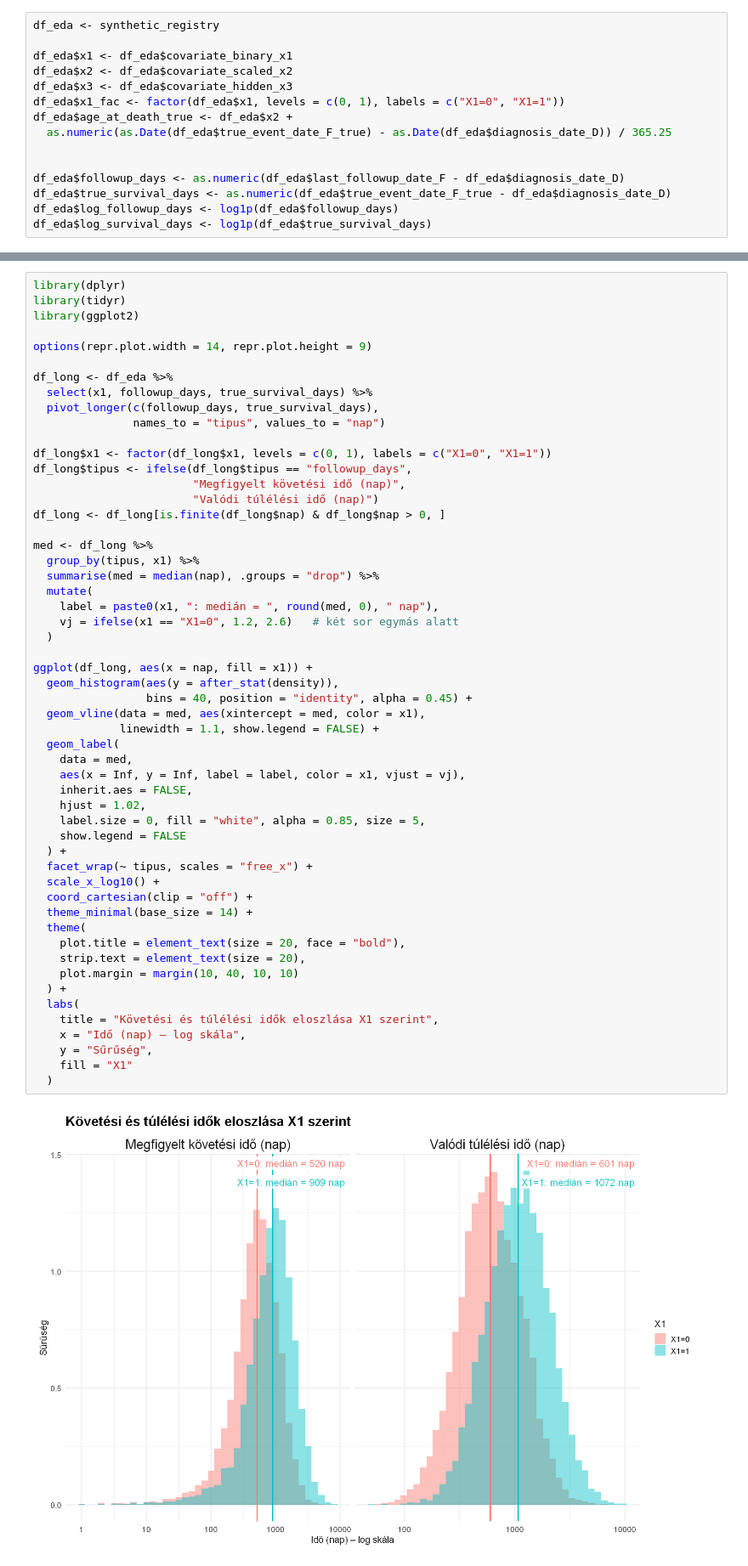
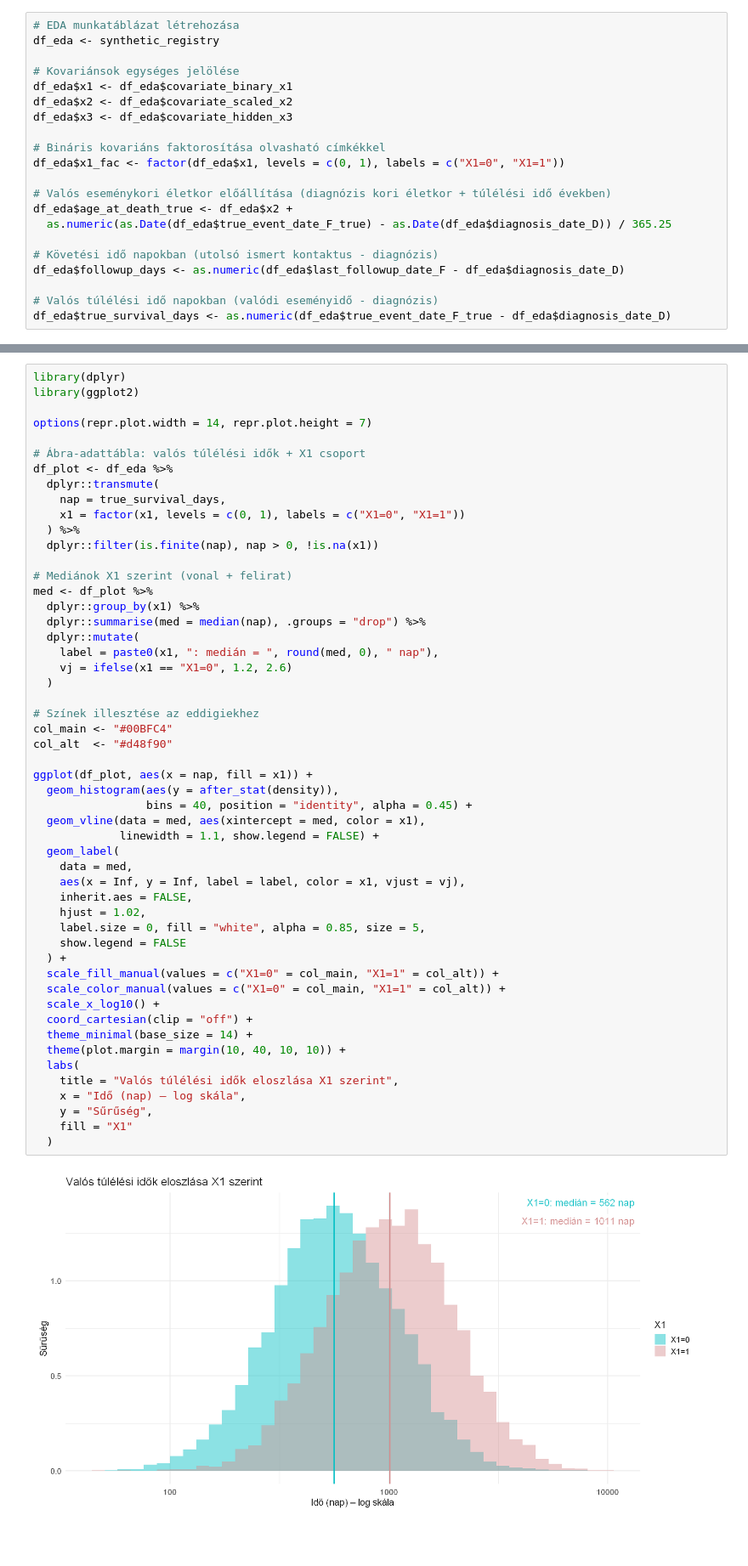
Before and after one commit to lrado1/rprev-ext, a Jupyter notebook: notebooks/synthetic_registry_yearly.ipynb, the cells around one changed output, grey strips where cells are left out. Shown at 85% size. Saved outputs shown, nothing was run; the diff lists cells and outputs as text; blank space fills up the shorter version.

```diff
--- a/notebooks/synthetic_registry_yearly.ipynb
+++ b/notebooks/synthetic_registry_yearly.ipynb
@@ -220,16 +153,22 @@ Származtatott időváltozókat képzünk (megfigyelt és valódi követési id
 # %%
+# EDA munkatáblázat létrehozása
 df_eda <- synthetic_registry
 
+# Kovariánsok egységes jelölése
 df_eda$x1 <- df_eda$covariate_binary_x1
 df_eda$x2 <- df_eda$covariate_scaled_x2
 df_eda$x3 <- df_eda$covariate_hidden_x3
+
+# Bináris kovariáns faktorosítása olvasható címkékkel
 df_eda$x1_fac <- factor(df_eda$x1, levels = c(0, 1), labels = c("X1=0", "X1=1"))
+
+# Valós eseménykori életkor előállítása (diagnózis kori életkor + túlélési idő években)
 df_eda$age_at_death_true <- df_eda$x2 +
   as.numeric(as.Date(df_eda$true_event_date_F_true) - as.Date(df_eda$diagnosis_date_D)) / 365.25
 
+# Követési idő napokban (utolsó ismert kontaktus - diagnózis)
+df_eda$followup_days <- as.numeric(df_eda$last_followup_date_F - df_eda$diagnosis_date_D)
 
-df_eda$followup_days <- as.numeric(df_eda$last_followup_date_F - df_eda$diagnosis_date_D)
+# Valós túlélési idő napokban (valódi eseményidő - diagnózis)
 df_eda$true_survival_days <- as.numeric(df_eda$true_event_date_F_true - df_eda$diagnosis_date_D)
-df_eda$log_followup_days <- log1p(df_eda$followup_days)
-df_eda$log_survival_days <- log1p(df_eda$true_survival_days)
 # %% [markdown]
@@ -292,56 +364,54 @@ Ha az eloszlasok elternek, X1 es X2 kapcsolatban allhat, ami a tulelest es a pre
 # %%
 library(dplyr)
-library(tidyr)
 library(ggplot2)
 
-options(repr.plot.width = 14, repr.plot.height = 9)
+options(repr.plot.width = 14, repr.plot.height = 7)
 
-df_long <- df_eda %>%
-  select(x1, followup_days, true_survival_days) %>%
-  pivot_longer(c(followup_days, true_survival_days),
-               names_to = "tipus", values_to = "nap")
+# Ábra-adattábla: valós túlélési idők + X1 csoport
+df_plot <- df_eda %>%
+  dplyr::transmute(
+    nap = true_survival_days,
+    x1 = factor(x1, levels = c(0, 1), labels = c("X1=0", "X1=1"))
+  ) %>%
+  dplyr::filter(is.finite(nap), nap > 0, !is.na(x1))
 
-df_long$x1 <- factor(df_long$x1, levels = c(0, 1), labels = c("X1=0", "X1=1"))
-df_long$tipus <- ifelse(df_long$tipus == "followup_days",
-                        "Megfigyelt követési idő (nap)",
-                        "Valódi túlélési idő (nap)")
-df_long <- df_long[is.finite(df_long$nap) & df_long$nap > 0, ]
-
-med <- df_long %>%
-  group_by(tipus, x1) %>%
-  summarise(med = median(nap), .groups = "drop") %>%
-  mutate(
+# Mediánok X1 szerint (vonal + felirat)
+med <- df_plot %>%
+  dplyr::group_by(x1) %>%
+  dplyr::summarise(med = median(nap), .groups = "drop") %>%
+  dplyr::mutate(
     label = paste0(x1, ": medián = ", round(med, 0), " nap"),
-    vj = ifelse(x1 == "X1=0", 1.2, 2.6)   # két sor egymás alatt
+    vj = ifelse(x1 == "X1=0", 1.2, 2.6)
   )
 
-ggplot(df_long, aes(x = nap, fill = x1)) +
+# Színek illesztése az eddigiekhez
+col_main <- "#00BFC4"
+col_alt  <- "#d48f90"
+
+ggplot(df_plot, aes(x = nap, fill = x1)) +
   geom_histogram(aes(y = after_stat(density)),
                  bins = 40, position = "identity", alpha = 0.45) +
   geom_vline(data = med, aes(xintercept = med, color = x1),
              linewidth = 1.1, show.legend = FALSE) +
   geom_label(
     data = med,
     aes(x = Inf, y = Inf, label = label, color = x1, vjust = vj),
     inherit.aes = FALSE,
     hjust = 1.02,
     label.size = 0, fill = "white", alpha = 0.85, size = 5,
     show.legend = FALSE
   ) +
-  facet_wrap(~ tipus, scales = "free_x") +
+  scale_fill_manual(values = c("X1=0" = col_main, "X1=1" = col_alt)) +
+  scale_color_manual(values = c("X1=0" = col_main, "X1=1" = col_alt)) +
   scale_x_log10() +
   coord_cartesian(clip = "off") +
   theme_minimal(base_size = 14) +
-  theme(
-    plot.title = element_text(size = 20, face = "bold"),
-    strip.text = element_text(size = 20),
-    plot.margin = margin(10, 40, 10, 10)
-  ) +
+  theme(plot.margin = margin(10, 40, 10, 10)) +
   labs(
-    title = "Követési és túlélési idők eloszlása X1 szerint",
+    title = "Valós túlélési idők eloszlása X1 szerint",
     x = "Idő (nap) – log skála",
     y = "Sűrűség",
     fill = "X1"
   )
 # %% [output]
-[figure, old version]
+[figure, new version]
```
Also changed, not shown: parts of 46 cells of this notebook.
